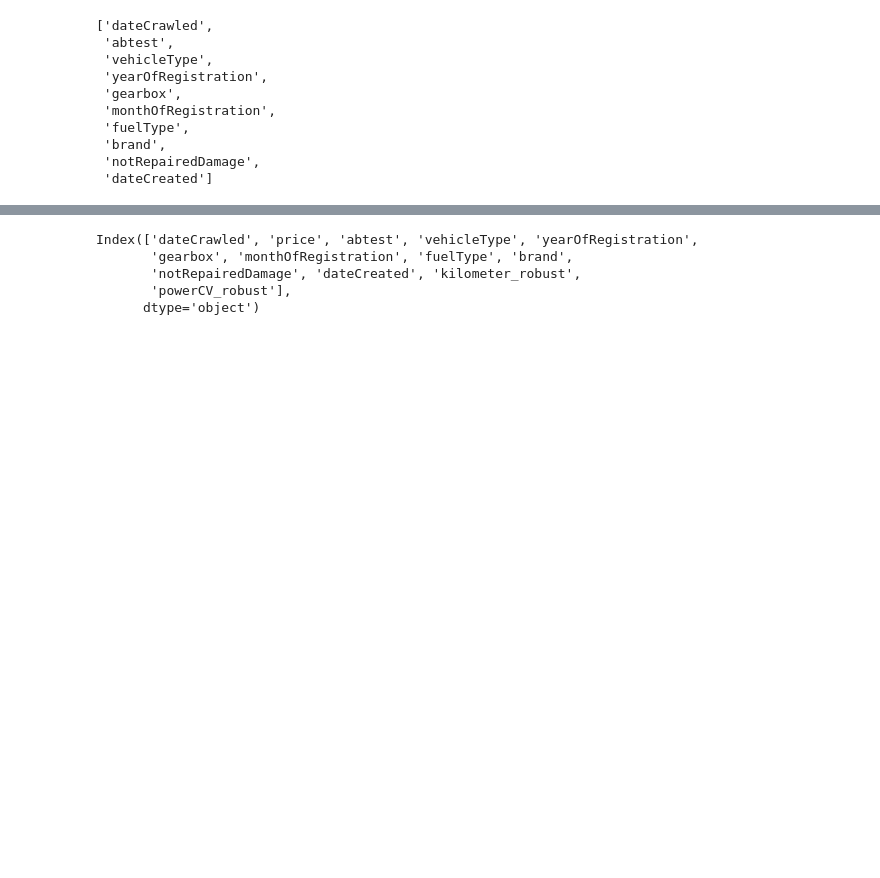
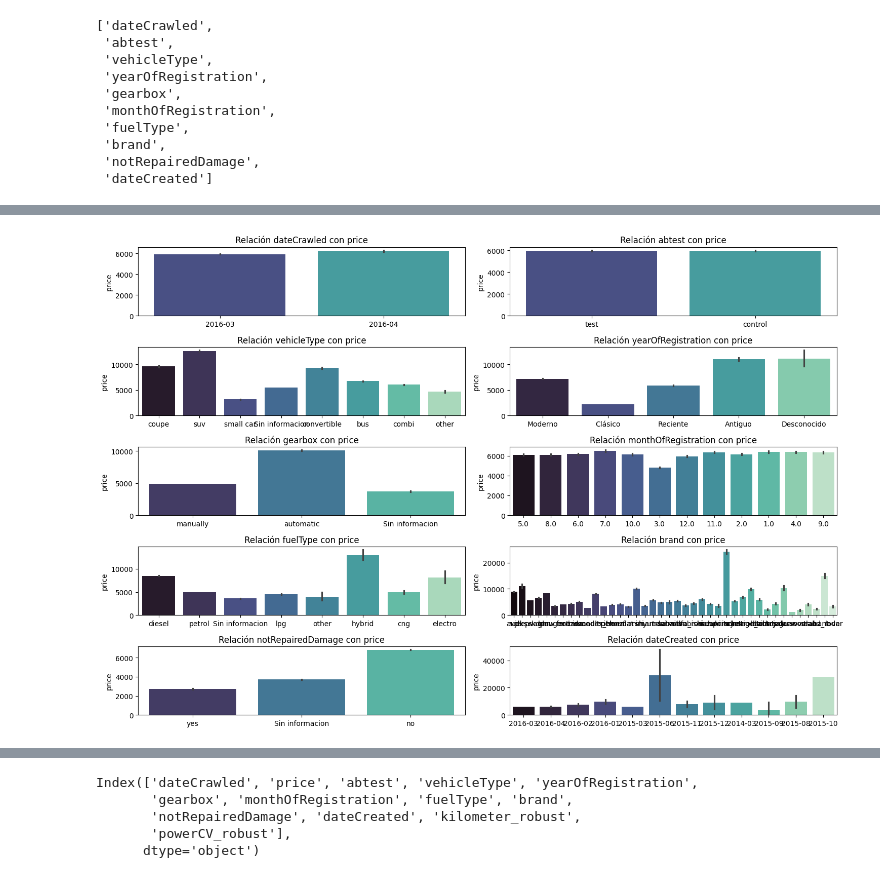
Before and after one commit to davfranco1/laboratorio-modulo7-leccion04-encoding, a Jupyter notebook: laboratorio-modulo7-leccion04-encoding.ipynb, the cells around one changed output, grey strips where cells are left out. Drawn from its saved outputs; the diff is of its cells as text; code cells hidden in the pictures; blank space fills up the shorter version.

```diff
--- a/laboratorio-modulo7-leccion04-encoding.ipynb
+++ b/laboratorio-modulo7-leccion04-encoding.ipynb
@@ -128,5 +132,7 @@ visual_encoding = se.Analisis_Visual_Encoding(df, lista_col_categ, "price")
 # %%
-#se.visualizar_categorias(df, lista_col_categ, "price", tipo_grafica="barplot")
+se.visualizar_categorias(df, lista_col_categ, "price", tipo_grafica="barplot")
+# %% [output]
+[figure, added]
 # %%
 # instanciamos la clase de Asunciones, para poder decir qué método usar para el análisis estadístico
 asunciones = se.Asunciones(dataframe = df, columna_numerica = "price")
```
Also changed, not shown: parts of 8 cells of this notebook, 1 other file.
